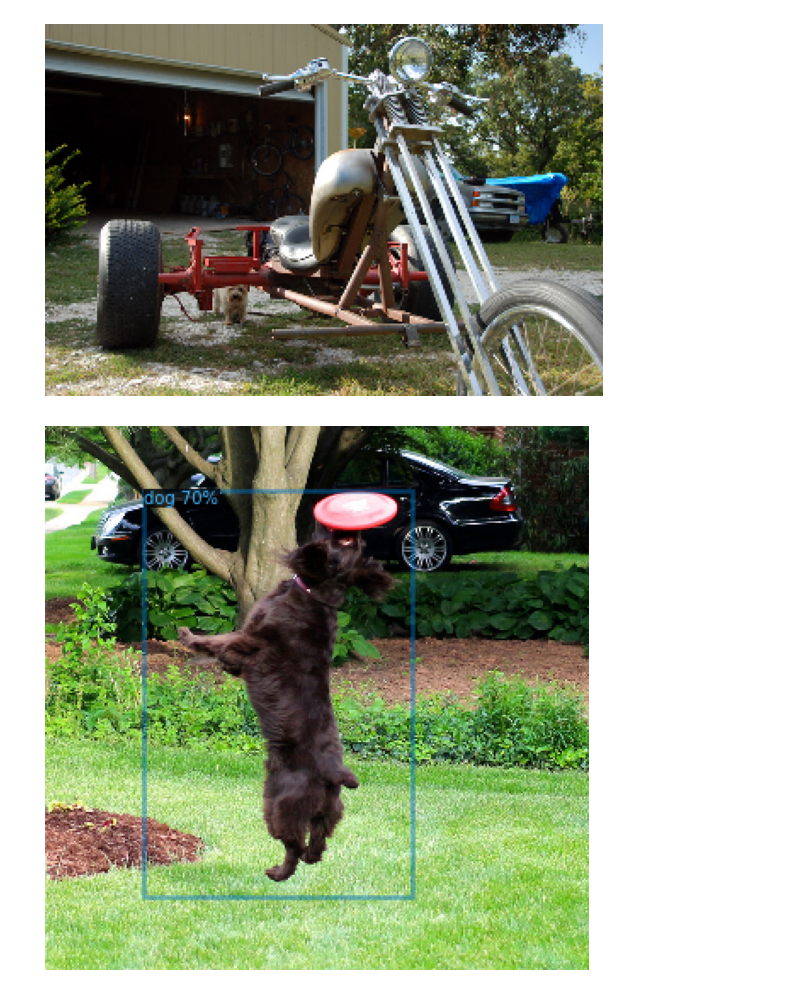
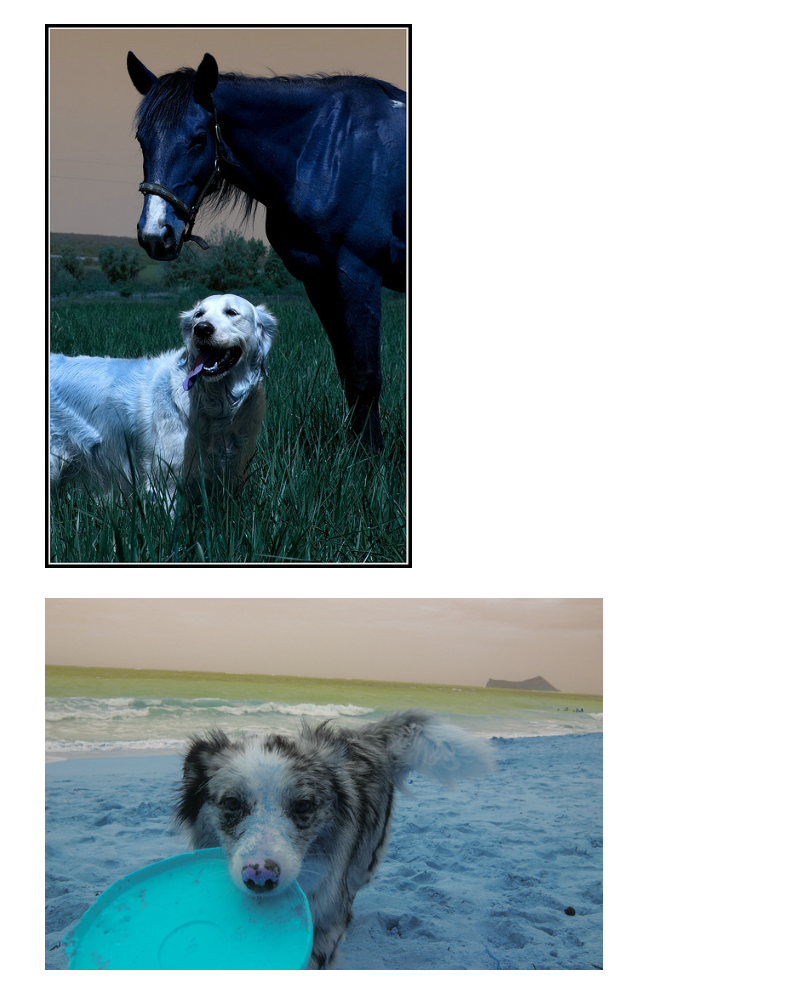
Before and after one commit to joshknize/CSC578, a Jupyter notebook: python/coco_subset/dog_eval.ipynb, the cells around one changed output. Saved outputs shown, nothing was run; the diff lists cells and outputs as text; code cells hidden in the pictures.

Commit message:
img and feature visualization backbone option

```diff
--- a/python/coco_subset/dog_eval.ipynb
+++ b/python/coco_subset/dog_eval.ipynb
@@ -86,21 +86,23 @@ WARNING [11/12 06:39:47 d2.solver.build]: SOLVER.STEPS contains values larger th
 # %%
+
+
 predictor = DefaultPredictor(cfg)
 
 dataset_dicts = DatasetCatalog.get("coco_val_dog")
 
-for d in dataset_dicts[0:3]:
+for d in dataset_dicts[6:9]:
     img = cv2.imread(d["file_name"])
 
     # Get model predictions
-    outputs = predictor(img)
+    # outputs = predictor(img)
 
     # Visualize the predictions
-    v = Visualizer(img[:, :, ::-1], metadata=MetadataCatalog.get("coco_val_dog"), scale=0.5)
-    out = v.draw_instance_predictions(outputs["instances"].to("cpu"))
+    # v = Visualizer(img[:, :, ::-1], metadata=MetadataCatalog.get("coco_val_dog"), scale=0.5)
+    # out = v.draw_instance_predictions(outputs["instances"].to("cpu"))
 
     # Plot the image
     plt.figure(figsize=(10, 10))
-    plt.imshow(out.get_image())
+    plt.imshow(img)
     plt.axis("off")
     plt.show()
 # %% [output]
@@ -109,2 +111,2 @@ for d in dataset_dicts[0:3]:
-[figure, old version]
+[figure, new version]
-[figure, old version]
+[figure, new version]
```
Also changed, not shown: parts of 3 cells of this notebook, 6 other files.
